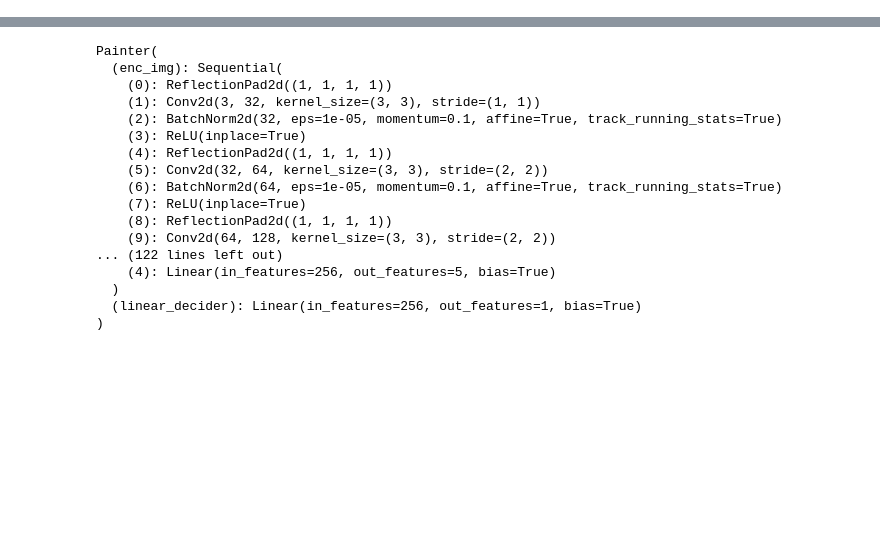
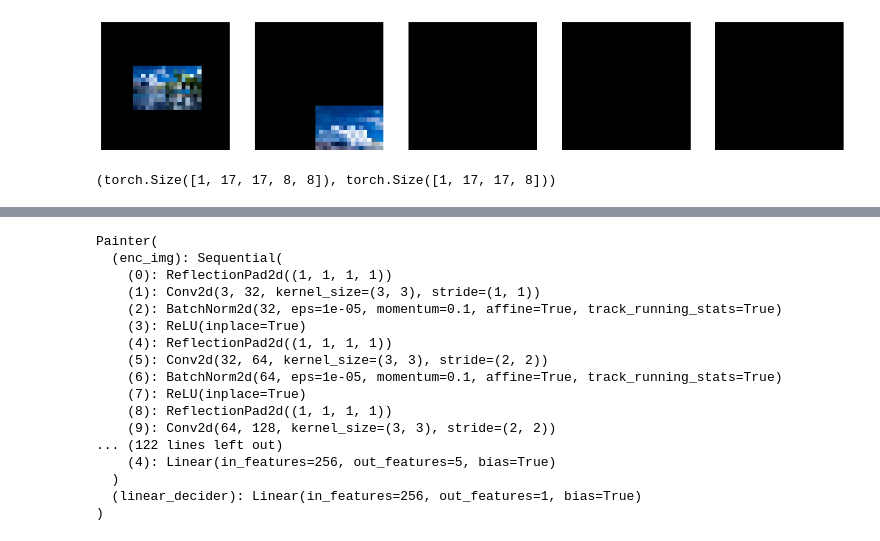
Before and after one commit to mamintoosi-cs/PaintTransformer, a Jupyter notebook: inference/inference.ipynb, the cells around one changed output, grey strips where cells are left out. Cells and saved outputs as stored; diff of their text form; code cells hidden in the pictures; blank space fills up the shorter version.

```diff
--- a/inference/inference.ipynb
+++ b/inference/inference.ipynb
@@ -447,8 +447,8 @@ import inference
 file_name = 'Landscape_01'
 input_img = 'input/{}.jpg'.format(file_name)
 
-model_path = 'C:/temp/working/Painting/code/PaintTransformer/inference/model.pth'
-output_dir = 'C:/temp/working/Painting/code/PaintTransformer/inference/output/'
+model_path = 'model.pth'
+output_dir = 'C:/temp/working/Painting/code/PaintTransformer/output/'
 
 input_path=input_img
 # model_path=model_path
@@ -486,6 +486,10 @@ brush_large_horizontal = read_img(
     'brush/brush_large_horizontal.png', 'L').to(device)
 meta_brushes = torch.cat(
     [brush_large_vertical, brush_large_horizontal], dim=0)
+
+import matplotlib.pyplot as plt
+ncols = 5 #K+1
+fig, axs = plt.subplots(ncols=ncols, nrows=1, figsize=(18, 20))
 
 with torch.no_grad():
     original_img = read_img(
@@ -541,6 +545,10 @@ with torch.no_grad():
             final_result = param2img_parallel(
                 param, decision, meta_brushes, final_result)
 
+        ax = axs[layer]
+        ax.imshow(img_patch[0].permute(1, 2, 0), cmap="cividis")
+        ax.axis('off')
+
     border_size = original_img_pad_size // (2 * patch_num)
     img = F.interpolate(
         original_img_pad, (patch_size * (2 ** layer), patch_size * (2 ** layer)))
@@ -565,30 +573,36 @@ with torch.no_grad():
     ).view(-1, 3, patch_size, patch_size).contiguous()
     shape_param, stroke_decision = net_g(img_patch, result_patch)
 
     grid = shape_param[:, :, :2].view(
         img_patch.shape[0] * stroke_num, 1, 1, 2).contiguous()
     img_temp = img_patch.unsqueeze(1).contiguous().repeat(1, stroke_num, 1, 1, 1).view(
         img_patch.shape[0] * stroke_num, 3, patch_size, patch_size).contiguous()
     color = F.grid_sample(img_temp, 2 * grid - 1, align_corners=False).view(
         img_patch.shape[0], stroke_num, 3).contiguous()
     stroke_param = torch.cat([shape_param, color], dim=-1)
     # stroke_param: b * h * w, stroke_per_patch, param_per_stroke
     # stroke_decision: b * h * w, stroke_per_patch, 1
     param = stroke_param.view(1, h, w, stroke_num, 8).contiguous()
     decision = stroke_decision.view(
         1, h, w, stroke_num).contiguous().bool()
     # param: b, h, w, stroke_per_patch, 8
     # decision: b, h, w, stroke_per_patch
     param[..., :2] = param[..., :2] / 2 + 0.25
     param[..., 2:4] = param[..., 2:4] / 2
     if serial:
         final_result = param2img_serial(param, decision, meta_brushes, final_result,
                                         frame_dir, True, original_h, original_w)
     else:
         final_result = param2img_parallel(
             param, decision, meta_brushes, final_result)
     final_result = final_result[:, :, border_size:-
                                 border_size, border_size:-border_size]
 
     final_result = crop(final_result, original_h, original_w)
     save_img(final_result[0], output_path)
+# %% [output]
+[figure, added]
+# %%
+param.shape, decision.shape
+# %% [output]
+(torch.Size([1, 17, 17, 8, 8]), torch.Size([1, 17, 17, 8]))
```
Also changed, not shown: parts of 2 cells of this notebook, 1 other file.
